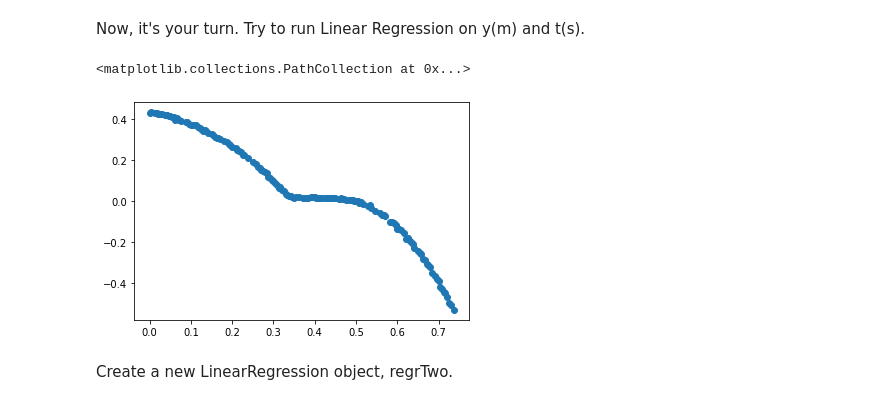
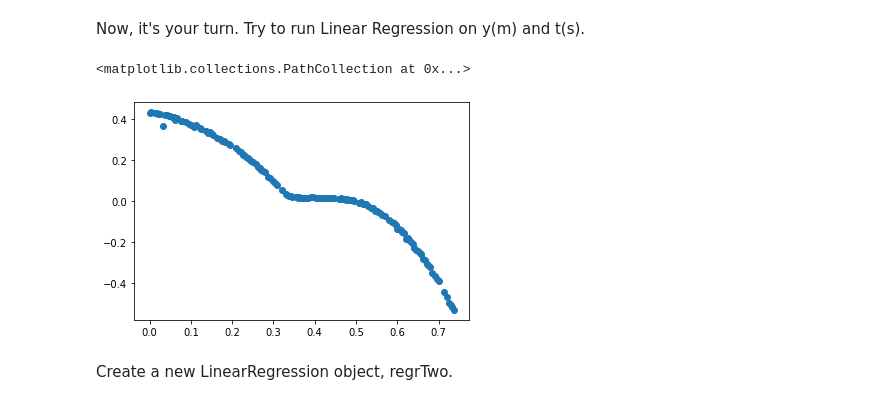
Before and after one commit to code4tomorrow/machine-learning, a Jupyter notebook: 1_beginner/chapter5/simple_linear_regression.ipynb, the cells around one changed output. Saved outputs shown, nothing was run; the diff lists cells and outputs as text; code cells hidden in the pictures.

```diff
--- a/1_beginner/chapter5/simple_linear_regression.ipynb
+++ b/1_beginner/chapter5/simple_linear_regression.ipynb
@@ -22,7 +20,7 @@ Saving Marble #3.csv to Marble #3.csv
 # %% [markdown]
 Now by using read_csv(), let's put our data into a dataframe.
 # %%
-df = pd.read_csv("Marble #3.csv")
+df = pd.read_csv("Marble #3.xls")
 # %% [markdown]
 Let's see what the data set looks like:
 # %%
@@ -61,3 +51,10 @@ test_x = test[["x(m)"]]
+# %%
+from sklearn.model_selection import train_test_split
+
+t = df[["t(s)"]]
+x = df["x(m)"]
+
+t_train, t_test, x_train, x_test = train_test_split(t, x, test_size=0.2)
 # %% [markdown]
 Now for the actual Linear Regression.
 
@@ -107,8 +101,12 @@ test_y = np.asanyarray(test[["y(m)"]]) #Here's the y-column of the test data set
+# %%
+y = df['y(m)']
+
+t_train, t_test, y_train, y_test = train_test_split(t, y, test_size=0.2)
 # %%
-plt.scatter(train_t,train_y) #Here's a scatter plot of y(m) vs t(s)
+plt.scatter(t_train, y_train) #Here's a scatter plot of y(m) vs t(s)
 # %% [output]
 <matplotlib.collections.PathCollection at 0x...>
-[figure, old version]
+[figure, new version]
 # %% [markdown]
 Create a new LinearRegression object, regrTwo.
 # %%
```
Also changed, not shown: parts of 11 cells of this notebook.
